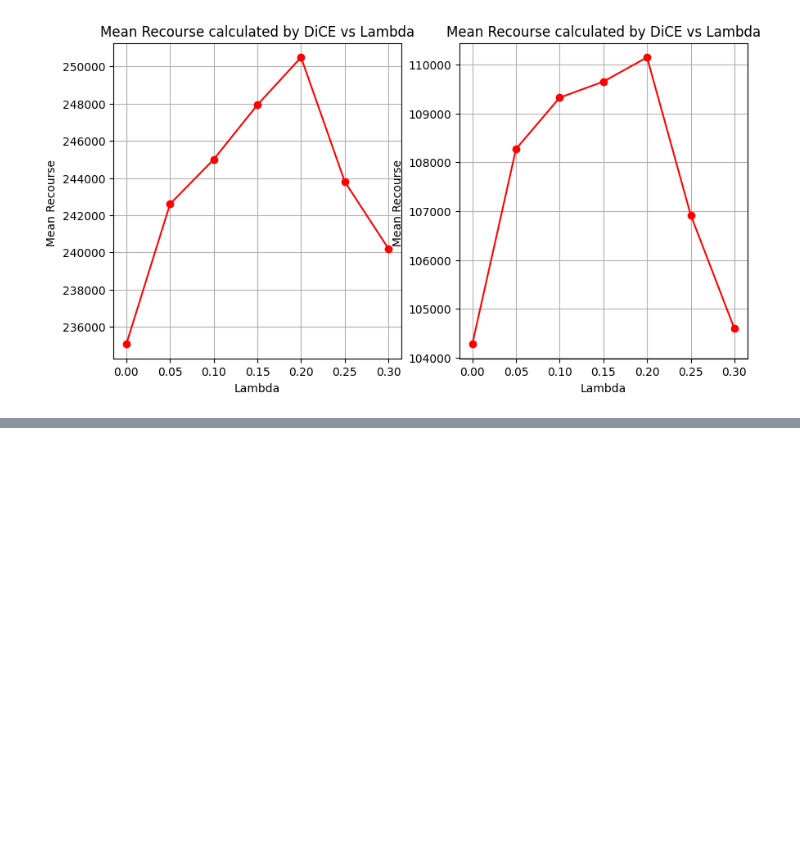
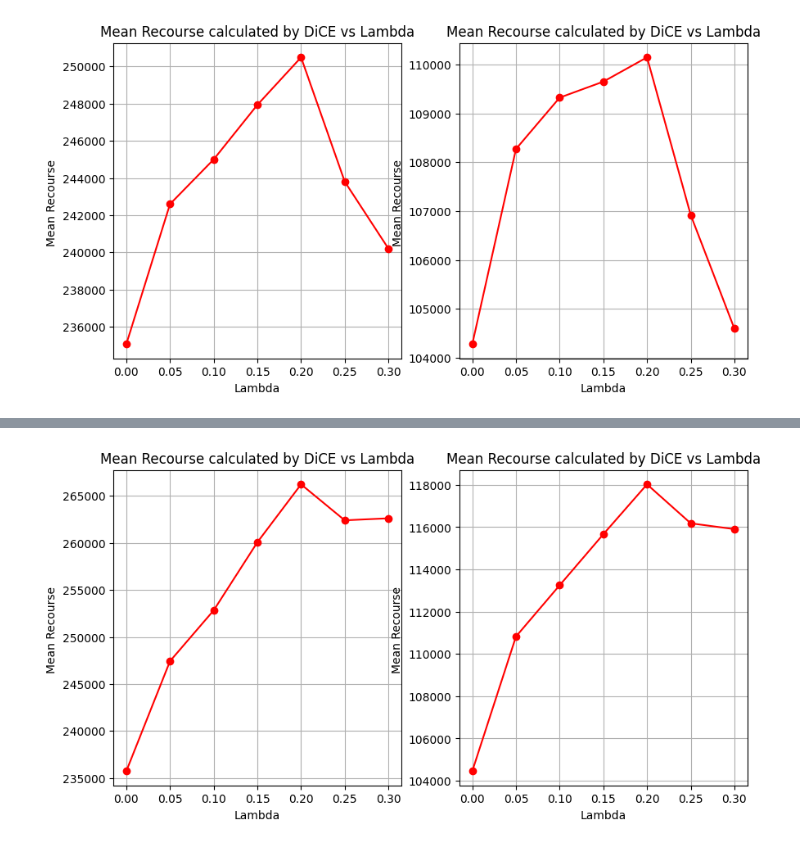
Before and after one commit to ahmedhammami2002/BachelorArbeitSoSe2025, a Jupyter notebook: Communities_Eval_DiCE.ipynb, the cells around one changed output, grey strips where cells are left out. Saved outputs shown, nothing was run; the diff lists cells and outputs as text; code cells hidden in the pictures; blank space fills up the shorter version.

```diff
--- a/Communities_Eval_DiCE.ipynb
+++ b/Communities_Eval_DiCE.ipynb
@@ -181,0 +277,21 @@ plt.grid(True)
+# %%
+l1_means = [np.mean(sublist) for sublist in cost_of_recourses_l1]
+l2_means = [np.mean(sublist) for sublist in cost_of_recourses_l2]
+
+plt.figure(figsize=(10, 5))
+
+plt.subplot(1, 2, 1)
+plt.plot(lambdas, l1_means, marker='o', color='red')
+plt.title("Mean Recourse calculated by DiCE vs Lambda")
+plt.xlabel("Lambda")
+plt.ylabel("Mean Recourse ")
+plt.grid(True)
+
+plt.subplot(1, 2, 2)
+plt.plot(lambdas, l2_means, marker='o', color='red')
+plt.title("Mean Recourse calculated by DiCE vs Lambda")
+plt.xlabel("Lambda")
+plt.ylabel("Mean Recourse ")
+plt.grid(True)
+# %% [output]
+[figure, added]
```
Also changed, not shown: parts of 4 cells of this notebook, 12 other files.
